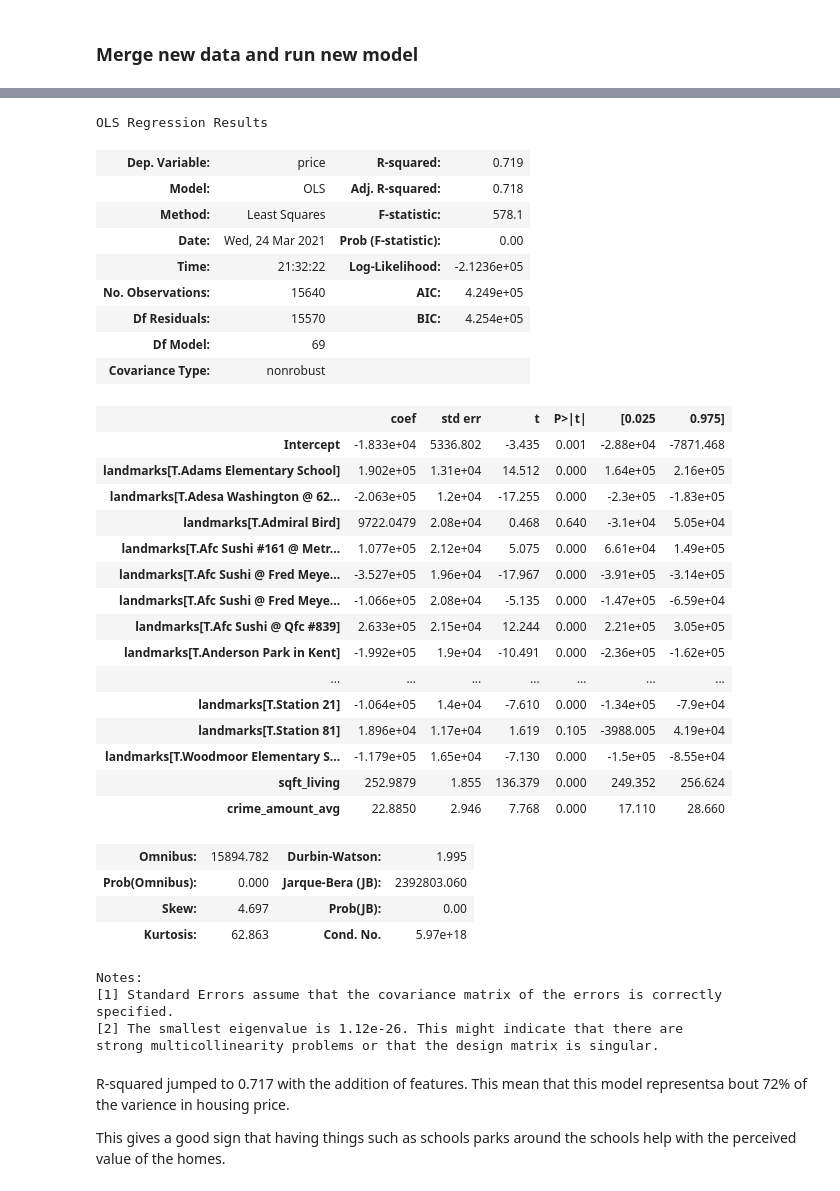
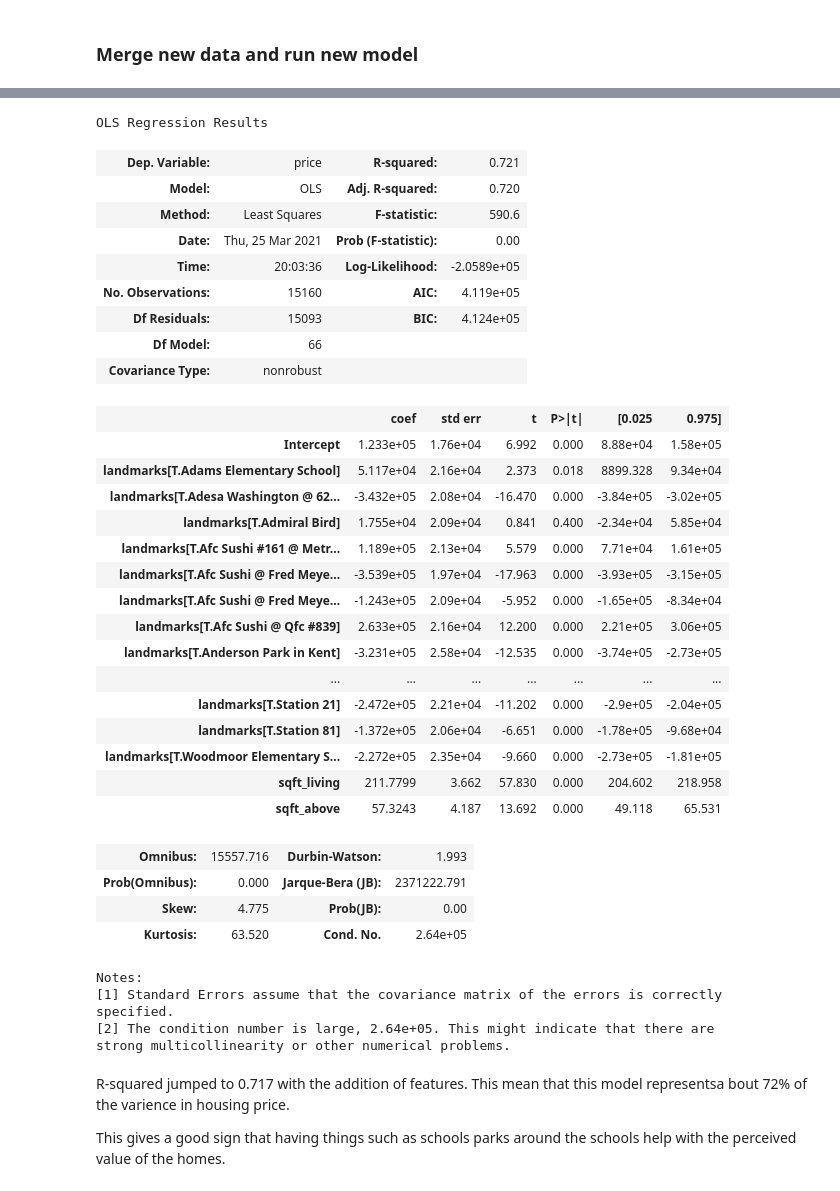
Before and after one commit to angelagjp/110920-pt-phase-2-project, a Jupyter notebook: notebooks/student.ipynb, the cells around one changed output, grey strips where cells are left out. Drawn from its saved outputs; the diff is of its cells as text; code cells hidden in the pictures.

```diff
--- a/notebooks/student.ipynb
+++ b/notebooks/student.ipynb
@@ -455,0 +476,3 @@ df_cm
+# %%
+df_pop = df_pop.rename(columns={'City': 'city', ' 2000 Census Corrected': 'population'}, inplace= False)
+df_pop.columns
@@ -455,0 +493,3 @@ df_cm
+# %%
+df_new = df_cm.merge(df_pop, on='city')
+df_new
@@ -467,7 +521,7 @@ Crime: object
 df.zipcode = df.zipcode.astype(str)
 # %%
 # merge
-df_merged = df.merge(df_cm, on='zipcode').drop_duplicates(subset=['id'])
+df_merged = df.merge(df_new, on='zipcode').drop_duplicates(subset=['id'])
 # %%
 # take out extra spaces to make working with df easier
 df_merged = df_merged.replace(" ","")
@@ -552,7 +608,7 @@ The variance inflation factor found that there aren't any multicollinearity prob
 # %% [markdown]
 ### Import and clean a new set of data
 # %%
-df_landmarks = pd.read_csv("Common_Points_of_Interest_for_King_County____common_interest_point (1).csv")
+df_landmarks = pd.read_csv("data/Common_Points_of_Interest_for_King_County____common_interest_point (1).csv")
 df_landmarks.head()
 # %% [output]
 |  | X | Y | OBJECTID | FEATURE_ID | ESITE | CODE | NAME | ABB_NAME | ADDRESS | ZIPCODE |
@@ -719,42 +775,42 @@ df_newnew.head()
 # %%
-f = 'price ~ sqft_living + crime_amount_avg + landmarks'
+f = 'price ~ sqft_living + sqft_above + landmarks'
 model_three = ols(formula=f, data=df_newnew).fit()
 model_three.summary()
 # %% [output]
 OLS Regression Results
-| Dep. Variable: | price | R-squared: | 0.719 |
-| Model: | OLS | Adj. R-squared: | 0.718 |
-| Method: | Least Squares | F-statistic: | 578.1 |
-| Date: | Wed, 24 Mar 2021 | Prob (F-statistic): | 0.00 |
-| Time: | 21:32:22 | Log-Likelihood: | -2.1236e+05 |
-| No. Observations: | 15640 | AIC: | 4.249e+05 |
-| Df Residuals: | 15570 | BIC: | 4.254e+05 |
-| Df Model: | 69 |  |  |
+| Dep. Variable: | price | R-squared: | 0.721 |
+| Model: | OLS | Adj. R-squared: | 0.720 |
+| Method: | Least Squares | F-statistic: | 590.6 |
+| Date: | Thu, 25 Mar 2021 | Prob (F-statistic): | 0.00 |
+| Time: | 20:03:36 | Log-Likelihood: | -2.0589e+05 |
+| No. Observations: | 15160 | AIC: | 4.119e+05 |
+| Df Residuals: | 15093 | BIC: | 4.124e+05 |
+| Df Model: | 66 |  |  |
 | Covariance Type: | nonrobust |  |  |
 |  | coef | std err | t | P>|t| | [0.025 | 0.975] |
-| Intercept | -1.833e+04 | 5336.802 | -3.435 | 0.001 | -2.88e+04 | -7871.468 |
-| landmarks[T.Adams Elementary School] | 1.902e+05 | 1.31e+04 | 14.512 | 0.000 | 1.64e+05 | 2.16e+05 |
-| landmarks[T.Adesa Washington @ 62... | -2.063e+05 | 1.2e+04 | -17.255 | 0.000 | -2.3e+05 | -1.83e+05 |
-| landmarks[T.Admiral Bird] | 9722.0479 | 2.08e+04 | 0.468 | 0.640 | -3.1e+04 | 5.05e+04 |
-| landmarks[T.Afc Sushi #161 @ Metr... | 1.077e+05 | 2.12e+04 | 5.075 | 0.000 | 6.61e+04 | 1.49e+05 |
-| landmarks[T.Afc Sushi @ Fred Meye... | -3.527e+05 | 1.96e+04 | -17.967 | 0.000 | -3.91e+05 | -3.14e+05 |
-| landmarks[T.Afc Sushi @ Fred Meye... | -1.066e+05 | 2.08e+04 | -5.135 | 0.000 | -1.47e+05 | -6.59e+04 |
-| landmarks[T.Afc Sushi @ Qfc #839] | 2.633e+05 | 2.15e+04 | 12.244 | 0.000 | 2.21e+05 | 3.05e+05 |
-| landmarks[T.Anderson Park in Kent] | -1.992e+05 | 1.9e+04 | -10.491 | 0.000 | -2.36e+05 | -1.62e+05 |
+| Intercept | 1.233e+05 | 1.76e+04 | 6.992 | 0.000 | 8.88e+04 | 1.58e+05 |
+| landmarks[T.Adams Elementary School] | 5.117e+04 | 2.16e+04 | 2.373 | 0.018 | 8899.328 | 9.34e+04 |
+| landmarks[T.Adesa Washington @ 62... | -3.432e+05 | 2.08e+04 | -16.470 | 0.000 | -3.84e+05 | -3.02e+05 |
+| landmarks[T.Admiral Bird] | 1.755e+04 | 2.09e+04 | 0.841 | 0.400 | -2.34e+04 | 5.85e+04 |
+| landmarks[T.Afc Sushi #161 @ Metr... | 1.189e+05 | 2.13e+04 | 5.579 | 0.000 | 7.71e+04 | 1.61e+05 |
+| landmarks[T.Afc Sushi @ Fred Meye... | -3.539e+05 | 1.97e+04 | -17.963 | 0.000 | -3.93e+05 | -3.15e+05 |
+| landmarks[T.Afc Sushi @ Fred Meye... | -1.243e+05 | 2.09e+04 | -5.952 | 0.000 | -1.65e+05 | -8.34e+04 |
+| landmarks[T.Afc Sushi @ Qfc #839] | 2.633e+05 | 2.16e+04 | 12.200 | 0.000 | 2.21e+05 | 3.06e+05 |
+| landmarks[T.Anderson Park in Kent] | -3.231e+05 | 2.58e+04 | -12.535 | 0.000 | -3.74e+05 | -2.73e+05 |
 | ... | ... | ... | ... | ... | ... | ... |
-| landmarks[T.Station 21] | -1.064e+05 | 1.4e+04 | -7.610 | 0.000 | -1.34e+05 | -7.9e+04 |
-| landmarks[T.Station 81] | 1.896e+04 | 1.17e+04 | 1.619 | 0.105 | -3988.005 | 4.19e+04 |
-| landmarks[T.Woodmoor Elementary S... | -1.179e+05 | 1.65e+04 | -7.130 | 0.000 | -1.5e+05 | -8.55e+04 |
-| sqft_living | 252.9879 | 1.855 | 136.379 | 0.000 | 249.352 | 256.624 |
-| crime_amount_avg | 22.8850 | 2.946 | 7.768 | 0.000 | 17.110 | 28.660 |
+| landmarks[T.Station 21] | -2.472e+05 | 2.21e+04 | -11.202 | 0.000 | -2.9e+05 | -2.04e+05 |
+| landmarks[T.Station 81] | -1.372e+05 | 2.06e+04 | -6.651 | 0.000 | -1.78e+05 | -9.68e+04 |
+| landmarks[T.Woodmoor Elementary S... | -2.272e+05 | 2.35e+04 | -9.660 | 0.000 | -2.73e+05 | -1.81e+05 |
+| sqft_living | 211.7799 | 3.662 | 57.830 | 0.000 | 204.602 | 218.958 |
+| sqft_above | 57.3243 | 4.187 | 13.692 | 0.000 | 49.118 | 65.531 |
-| Omnibus: | 15894.782 | Durbin-Watson: | 1.995 |
-| Prob(Omnibus): | 0.000 | Jarque-Bera (JB): | 2392803.060 |
-| Skew: | 4.697 | Prob(JB): | 0.00 |
-| Kurtosis: | 62.863 | Cond. No. | 5.97e+18 |
+| Omnibus: | 15557.716 | Durbin-Watson: | 1.993 |
+| Prob(Omnibus): | 0.000 | Jarque-Bera (JB): | 2371222.791 |
+| Skew: | 4.775 | Prob(JB): | 0.00 |
+| Kurtosis: | 63.520 | Cond. No. | 2.64e+05 |
 Notes:
 [1] Standard Errors assume that the covariance matrix of the errors is correctly specified.
-[2] The smallest eigenvalue is 1.12e-26. This might indicate that there are
-strong multicollinearity problems or that the design matrix is singular.
+[2] The condition number is large, 2.64e+05. This might indicate that there are
+strong multicollinearity or other numerical problems.
 # %% [markdown]
 R-squared jumped to 0.717 with the addition of features. This mean that this model representsa bout 72% of the varience in housing price.
 
```
Also changed, not shown: parts of 33 cells of this notebook, 4 other files.
